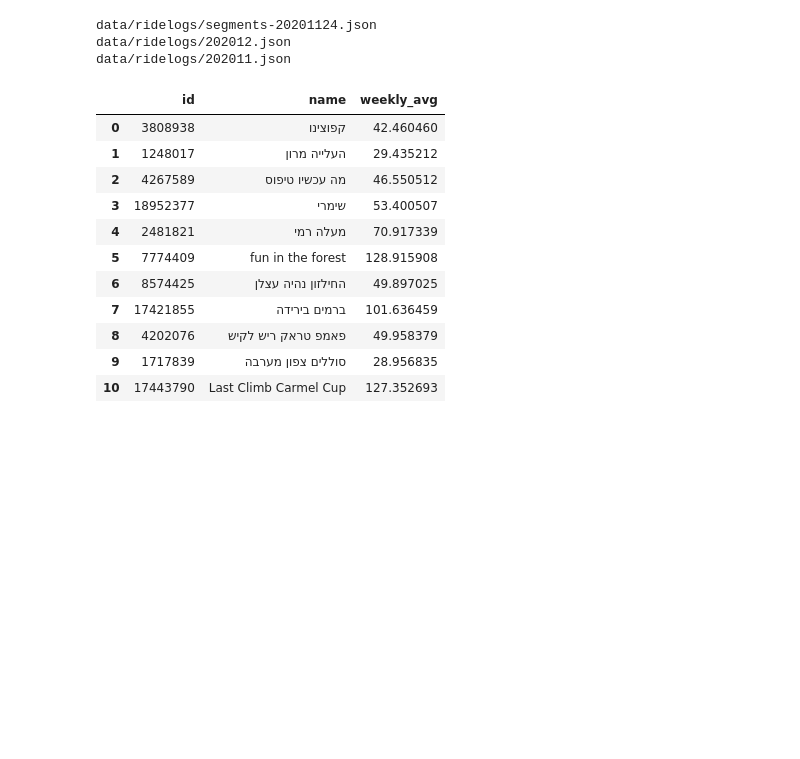
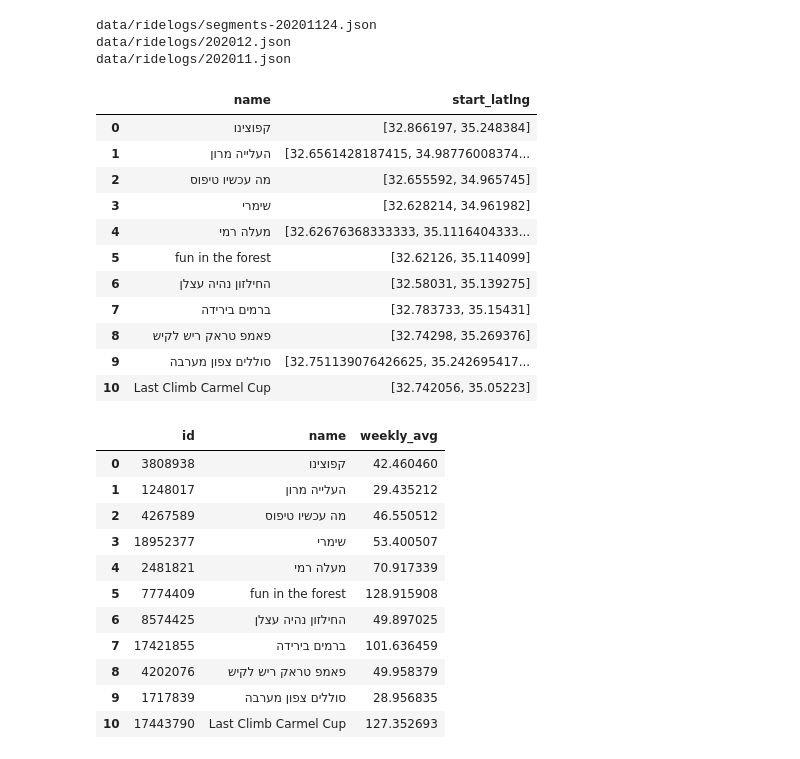
Before and after one commit to dpelleg/notebooks, a Jupyter notebook: mudguard/stats_nb.ipynb, the cells around one changed output. Cells and saved outputs as stored; diff of their text form; code cells hidden in the pictures; blank space fills up the shorter version.

```diff
--- a/mudguard/stats_nb.ipynb
+++ b/mudguard/stats_nb.ipynb
@@ -40,6 +40,21 @@ rl_['date'] = pd.to_datetime(rl_['time_retrieved'], unit='s').dt.date
 data/ridelogs/segments-20201124.json
 data/ridelogs/202012.json
 data/ridelogs/202011.json
+# %%
+md[['name', 'start_latlng']]
+# %% [output]
+|  | name | start_latlng |
+| 0 | קפוצינו | [32.866197, 35.248384] |
+| 1 | העלייה מרון | [32.6561428187415, 34.98776008374... |
+| 2 | מה עכשיו טיפוס | [32.655592, 34.965745] |
+| 3 | שימרי | [32.628214, 34.961982] |
+| 4 | מעלה רמי | [32.62676368333333, 35.1116404333... |
+| 5 | fun in the forest | [32.62126, 35.114099] |
+| 6 | החילזון נהיה עצלן | [32.58031, 35.139275] |
+| 7 | ברמים בירידה | [32.783733, 35.15431] |
+| 8 | פאמפ טראק ריש לקיש | [32.74298, 35.269376] |
+| 9 | סוללים צפון מערבה | [32.751139076426625, 35.242695417... |
+| 10 | Last Climb Carmel Cup | [32.742056, 35.05223] |
 # %%
 # Get historical average user per day
 c = 'created_at'
```
Also changed, not shown: parts of 6 cells of this notebook, 2 other files.
